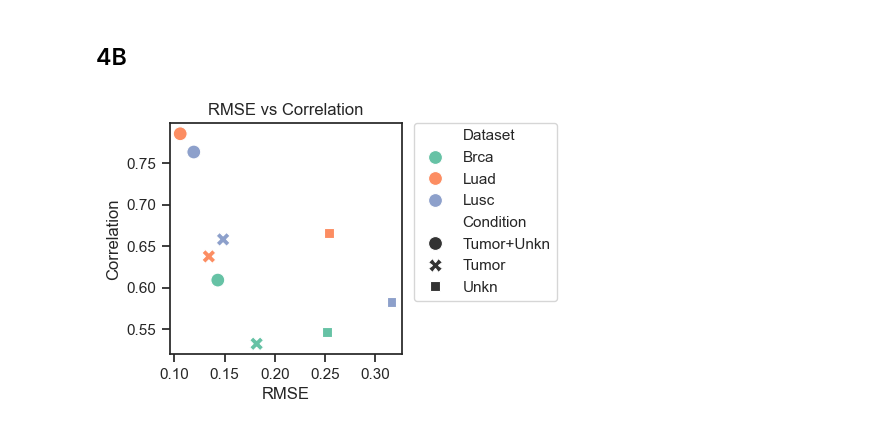
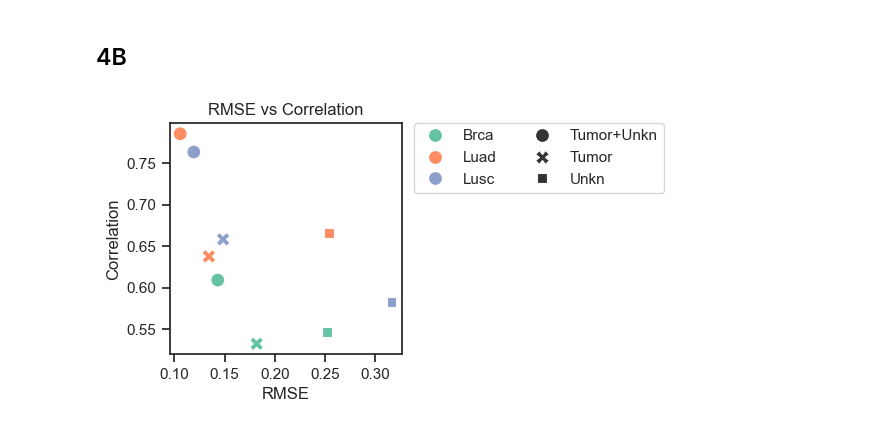
Before and after one commit to ComputationalBiomedicineGroup/rectangle_paper, a Jupyter notebook: notebooks/figure_4.ipynb, the cells around one changed output. Drawn from its saved outputs; the diff is of its cells as text; code cells hidden in the pictures.

```diff
--- a/notebooks/figure_4.ipynb
+++ b/notebooks/figure_4.ipynb
@@ -284,34 +284,40 @@ unknown_df = pd.DataFrame({
 
 # Concatenate the DataFrames
 df = pd.concat([standard_df, tumor_df, unknown_df])
-# %%
-import seaborn as sns
-
-import matplotlib.pyplot as plt
-import pandas as pd
-
-sns.set_theme("notebook")
-sns.set_style('ticks')
-# Set a color palette
-color_palette =  ['#66C2A5','#FC8D62','#8DA0CB']
-
-# Combine the data into a single DataFrame
-df_combined = pd.DataFrame({
-    'RMSE': values_rsme + values_rsme_t + values_rsme_n,
-    'Correlation': values_corr + values_corr_t + values_corr_n,
-    'Condition': ['Tumor+Unkn'] * 3 + ['Tumor'] * 3 + ['Unkn'] * 3,
-    'Dataset': ['Brca', 'Luad', 'Lusc'] * 3
-})
-
-# Create the scatter plot
-plt.figure(figsize=(3, 3))
-sns.scatterplot(data=df_combined, x='RMSE', y='Correlation', hue='Dataset', style='Condition', s=100,palette=color_palette)
-plt.title('RMSE vs Correlation')
-plt.legend(bbox_to_anchor=(1.05, 1), loc=2, borderaxespad=0.)
-
-# tight layout
-# Save the figure
-plt.savefig('../figures/fig4b_all_unkn_comparison_scatter.pdf')
-plt.show()
-# %% [output]
-[figure, removed]
+# %%
+import seaborn as sns
+
+import matplotlib.pyplot as plt
+import pandas as pd
+
+sns.set_theme("notebook")
+sns.set_style('ticks')
+# Set a color palette
+color_palette =  ['#66C2A5','#FC8D62','#8DA0CB']
+
+# Combine the data into a single DataFrame
+df_combined = pd.DataFrame({
+    'RMSE': values_rsme + values_rsme_t + values_rsme_n,
+    'Correlation': values_corr + values_corr_t + values_corr_n,
+    'Condition': ['Tumor+Unkn'] * 3 + ['Tumor'] * 3 + ['Unkn'] * 3,
+    'Dataset': ['Brca', 'Luad', 'Lusc'] * 3
+})
+
+# Create the scatter plot
+plt.figure(figsize=(3, 3))
+ax = sns.scatterplot(data=df_combined, x='RMSE', y='Correlation', hue='Dataset', style='Condition', s=100, palette=color_palette)
+plt.title('RMSE vs Correlation')
+
+# Custom legend with two columns: Dataset and Condition
+handles, labels = ax.get_legend_handles_labels()
+# The first handle/label is for the title, skip it
+handles = handles[1:]
+labels = labels[1:]
+
+# Remove duplicate legend entries
+plt.legend(list(legend_dict.values()), list(legend_dict.keys()), ncol=2, bbox_to_anchor=(1.05, 1), loc=2, borderaxespad=0.)
+
+plt.savefig('../figures/fig4b_all_unkn_comparison_scatter.pdf', bbox_inches='tight', dpi=300)
+plt.show()
+# %% [output]
+[figure, added]
```
Also changed, not shown: 3 other files.
